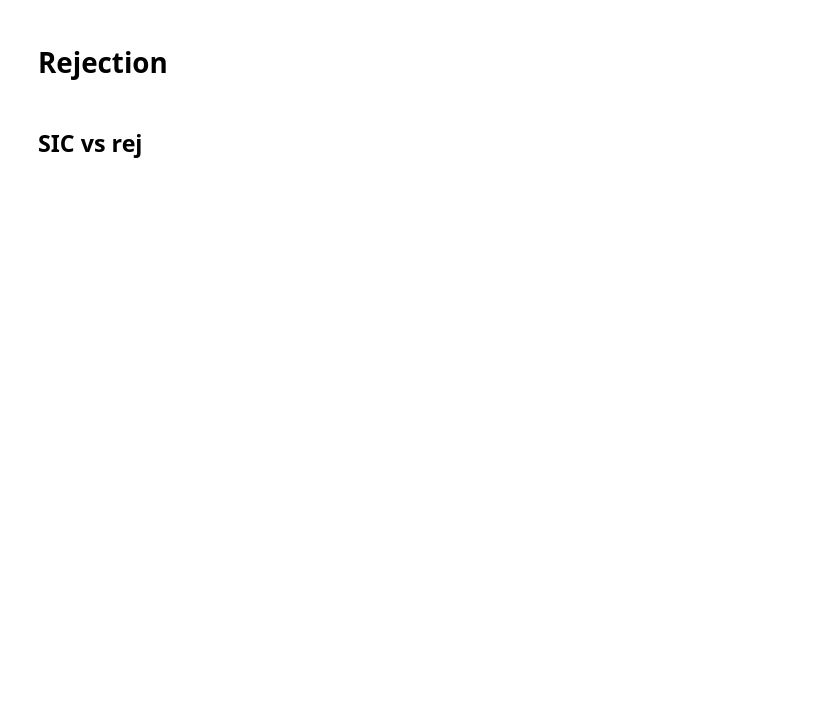
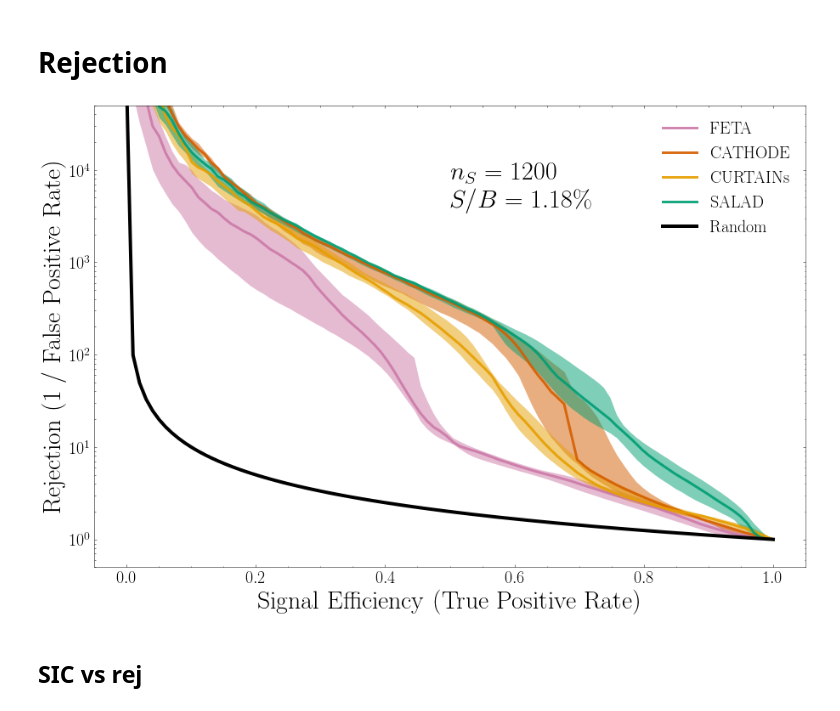
Before and after one commit to rmastand/synthetic_SM_AD, a Jupyter notebook: synthetic_samples_summary.ipynb, the cells around one changed output. Saved outputs shown, nothing was run; the diff lists cells and outputs as text; code cells hidden in the pictures; blank space fills up the shorter version.

```diff
--- a/synthetic_samples_summary.ipynb
+++ b/synthetic_samples_summary.ipynb
@@ -218,39 +206,38 @@ for n in n_to_plot:
 
     fig = plt.figure(figsize = (15, 10))
     for k in keys:
-
-        if k == "feta": alpha = 0.6
-        else: alpha = 0.6
 
 
         plt.plot(x_axis, med_rejections_dict[k][n][0], label = labels_dict[k], color = colors_dict[k], linewidth = l, alpha = alpha + 0.4)
 
         plt.fill_between(x_axis, med_rejections_dict[k][n][1] ,
                          med_rejections_dict[k][n][2] ,
                          alpha = alpha, color = colors_dict[k], linewidth = 0)
 
     plt.plot(x_axis, 1.0/x_axis, label = "Random", color = "black", linewidth = l+1)
 
     plt.text(0.5, 4000, f"$n_S = {n}$\n$S/B = {np.round(100*n/num_bkg, 2)}\%$", fontsize = f_2)
 
     """
     handles, labels = plt.gca().get_legend_handles_labels()
     order = [0, 4, 1, 2, 3]
     plt.legend([handles[idx] for idx in order],[labels[idx] for idx in order],fontsize = f_1)
     """
     plt.legend(fontsize = f_1)
 
 
     plt.ylim(5e-1, 5e4)
     plt.yscale("log")
     plt.xlabel("Signal Efficiency (True Positive Rate)", fontsize = f_2)
     plt.ylabel("Rejection (1 / False Positive Rate)", fontsize = f_2)
     #plt.title(f"Num injected events: {n}")
     plt.tick_params(axis='both', which='major', labelsize=f_1)
 
-    fig.savefig(f"paper_plots/rej_{n}.pdf", dpi = dpi)
+    #fig.savefig(f"paper_plots/rej_{n}.pdf", dpi = dpi)
 
     plt.show()
+# %% [output]
+[figure, added]
 # %% [markdown]
 ## SIC vs rej
 # %%
```
Also changed, not shown: parts of 6 cells of this notebook, 2 other files.
